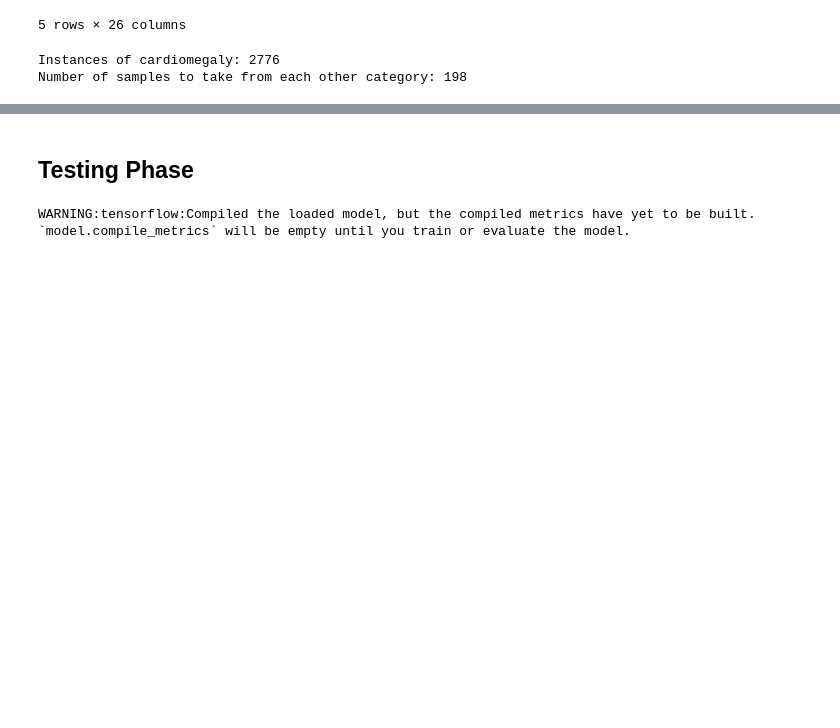
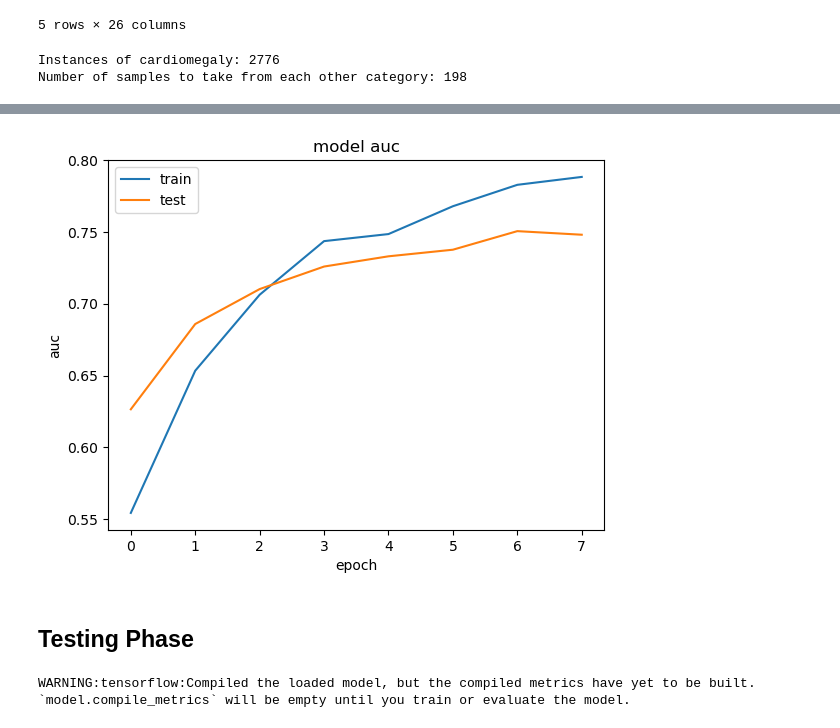
Before and after one commit to rachelwoodside/csci4155-chest-xray-model, a Jupyter notebook: cardiomegaly_only.ipynb, the cells around one changed output, grey strips where cells are left out. Cells and saved outputs as stored; diff of their text form; code cells hidden in the pictures; blank space fills up the shorter version.

```diff
--- a/cardiomegaly_only.ipynb
+++ b/cardiomegaly_only.ipynb
@@ -539,12 +469,14 @@ plt.show()
 # %%
-plt.plot(history.history['auc_1'])
-plt.plot(history.history['val_auc_1'])
+plt.plot(history.history['auc_4'])
+plt.plot(history.history['val_auc_4'])
 
 plt.title('model auc')
 plt.ylabel('auc')
 plt.xlabel('epoch')
 plt.legend(['train', 'test'], loc='upper left')
 plt.show()
+# %% [output]
+[figure, added]
 # %% [markdown]
 ## Testing Phase
 # %%
```
Also changed, not shown: parts of 29 cells of this notebook, 5 other files.
